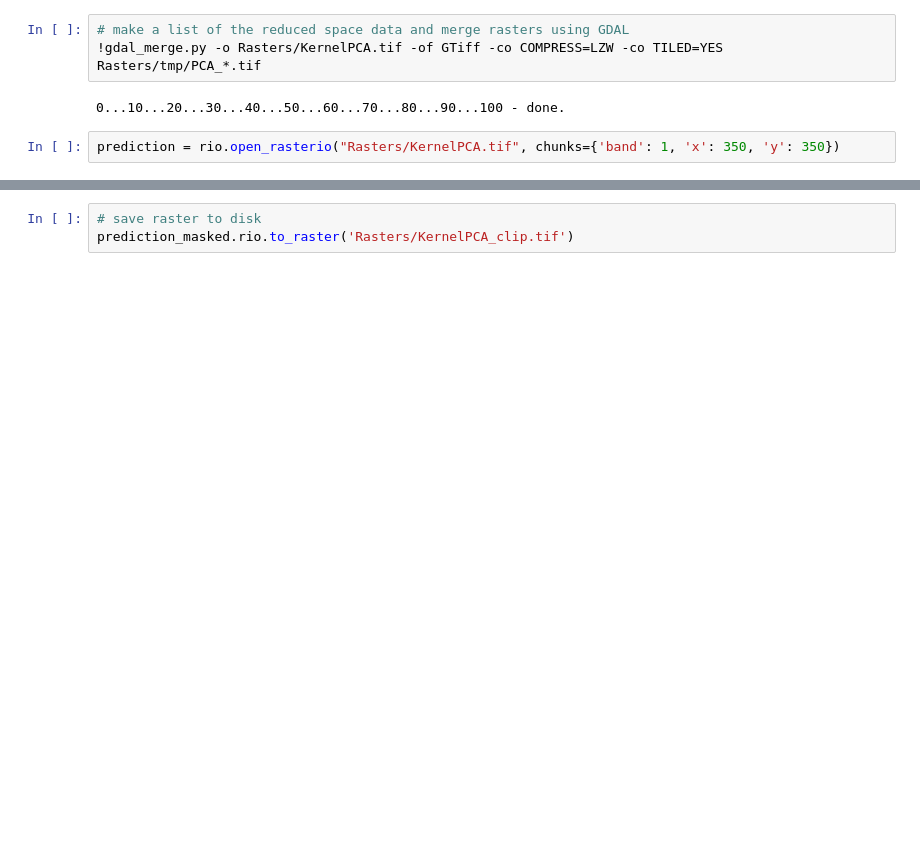
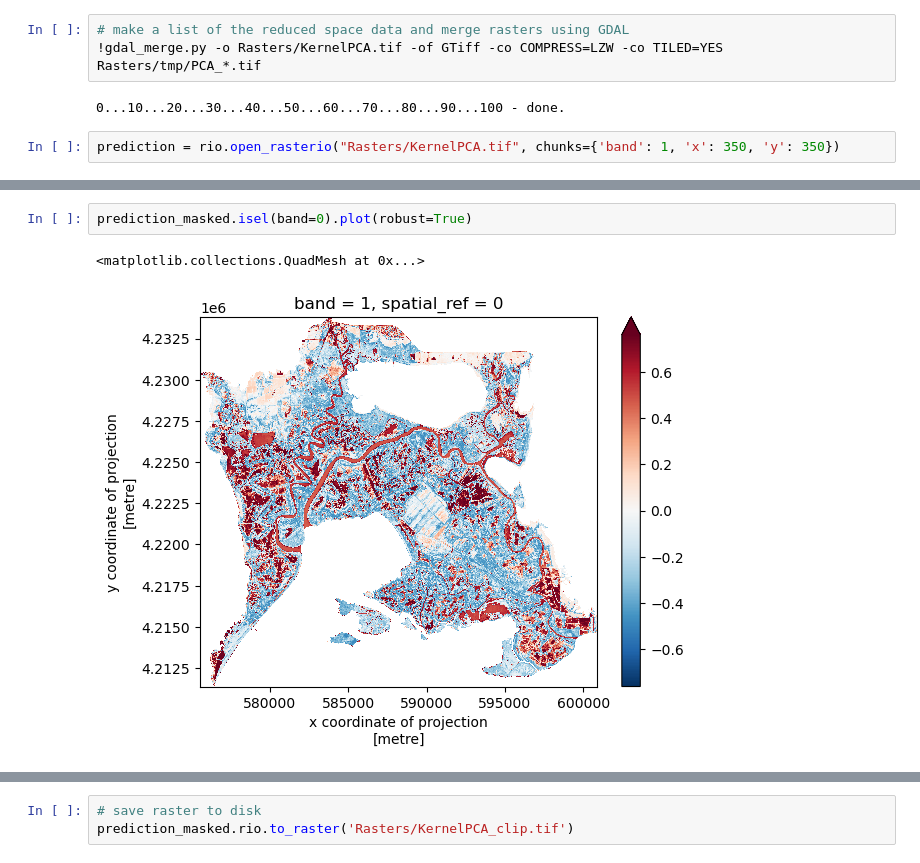
Before and after one commit to JavierLopatin/Wetland_Phenology_Python, a Jupyter notebook: 1_PCA.ipynb, the cells around one changed output, grey strips where cells are left out. Saved outputs shown, nothing was run; the diff lists cells and outputs as text; blank space fills up the shorter version.

```diff
--- a/1_PCA.ipynb
+++ b/1_PCA.ipynb
@@ -308,6 +278,11 @@ scale_factor :
 1.0
 add_offset :
 0.0
+# %%
+prediction_masked.isel(band=0).plot(robust=True)
+# %% [output]
+<matplotlib.collections.QuadMesh at 0x...>
+[figure, added]
 # %%
 # RGB composition plot of the encoded data
 prediction_masked.plot.imshow(col='band', col_wrap=3, cmap='RdYlGn', robust=True)
```
Also changed, not shown: parts of 18 cells of this notebook, 5 other files.
